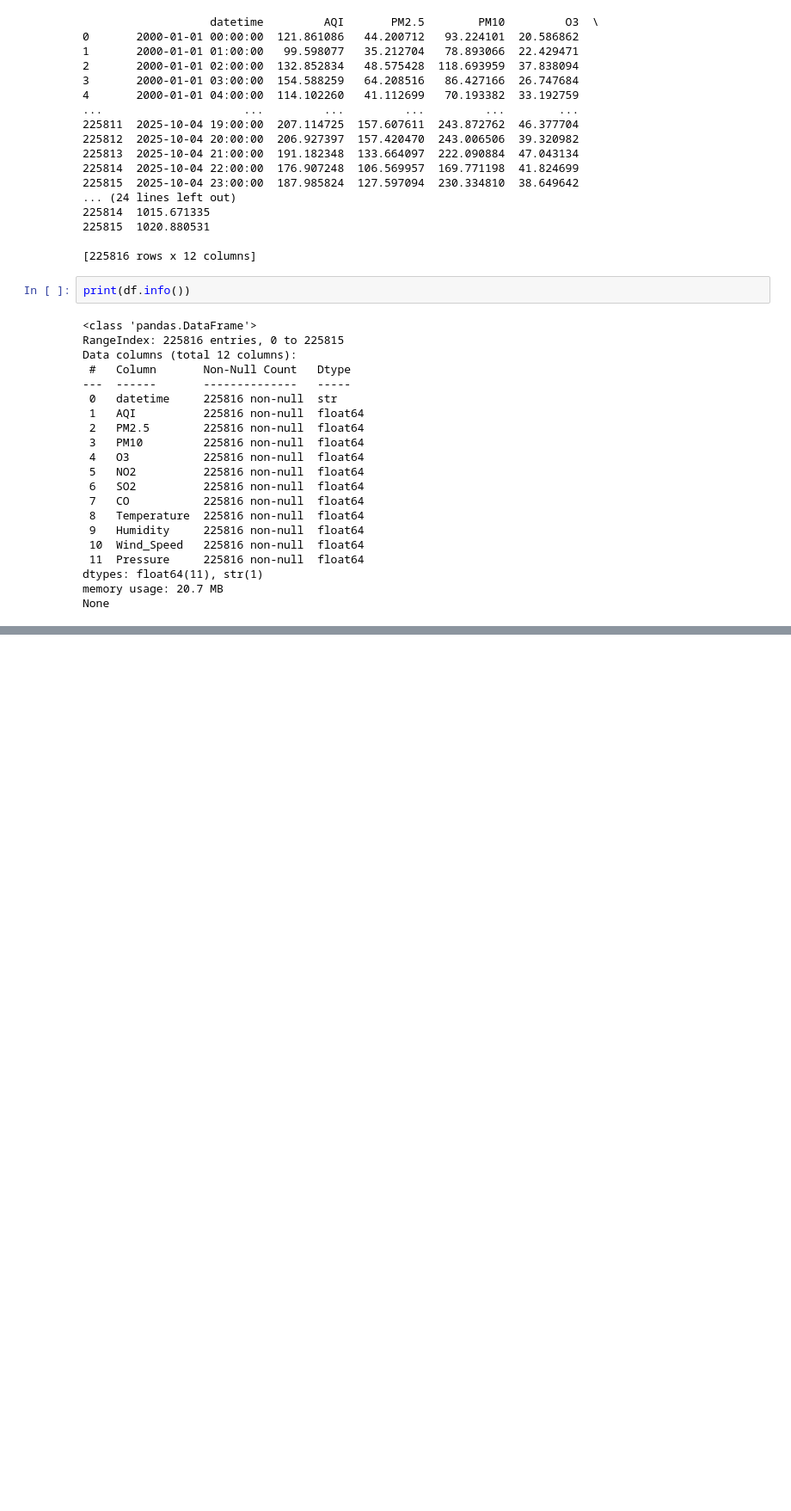
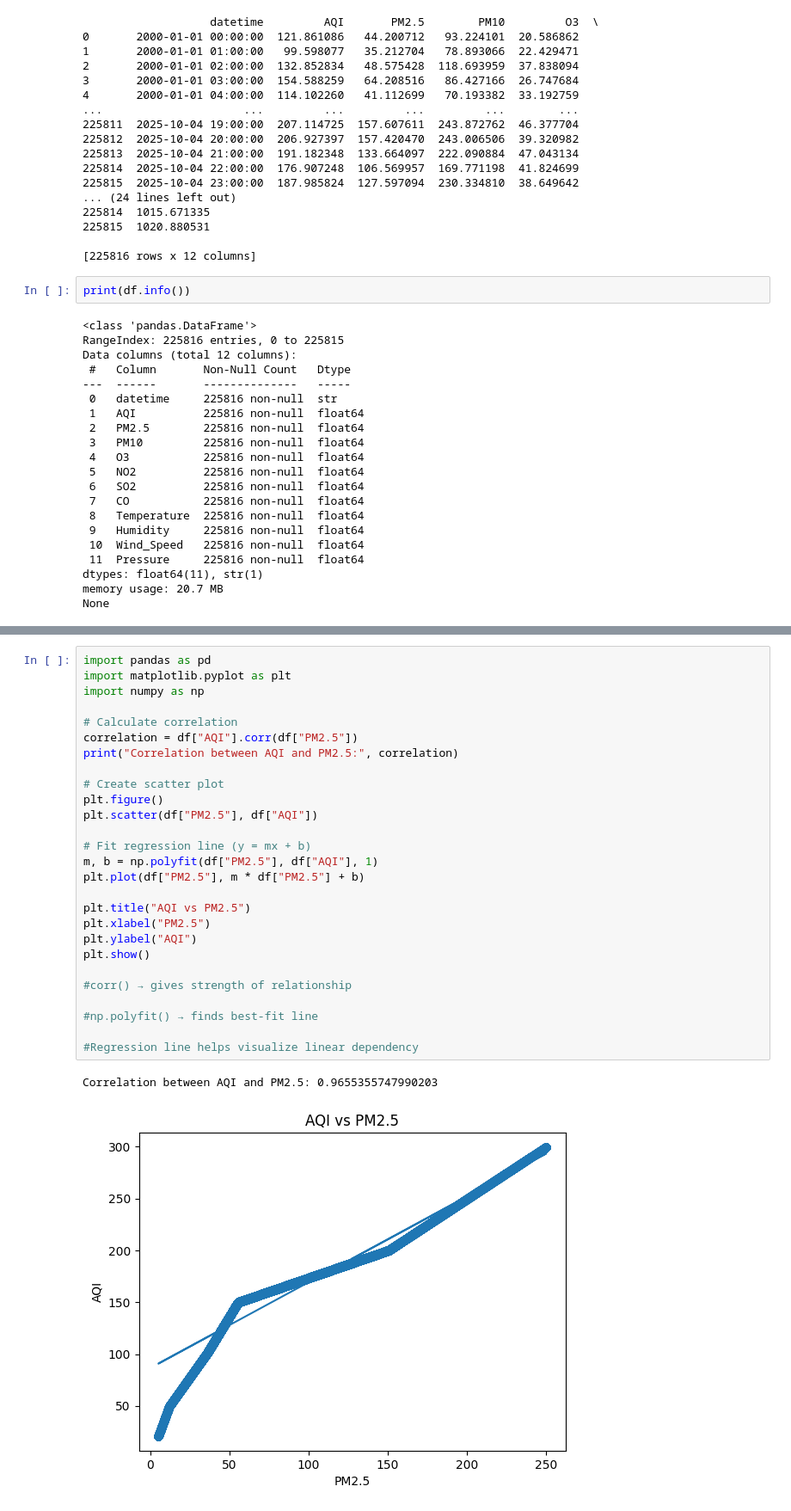
Before and after one commit to ashtonmascarenhas05-spec/aqi-predictor-ml-model, a Jupyter notebook: AQI_ExpDA.ipynb, the cells around one changed output, grey strips where cells are left out. Shown at 86% size. Saved outputs shown, nothing was run; the diff lists cells and outputs as text; blank space fills up the shorter version.

```diff
--- a/AQI_ExpDA.ipynb
+++ b/AQI_ExpDA.ipynb
@@ -49,0 +189,30 @@ None
+# %%
+import pandas as pd
+import matplotlib.pyplot as plt
+import numpy as np
+
+# Calculate correlation
+correlation = df["AQI"].corr(df["PM2.5"])
+print("Correlation between AQI and PM2.5:", correlation)
+
+# Create scatter plot
+plt.figure()
+plt.scatter(df["PM2.5"], df["AQI"])
+
+# Fit regression line (y = mx + b)
+m, b = np.polyfit(df["PM2.5"], df["AQI"], 1)
+plt.plot(df["PM2.5"], m * df["PM2.5"] + b)
+
+plt.title("AQI vs PM2.5")
+plt.xlabel("PM2.5")
+plt.ylabel("AQI")
+plt.show()
+
+#corr() → gives strength of relationship
+
+#np.polyfit() → finds best-fit line
+
+#Regression line helps visualize linear dependency
+# %% [output]
+Correlation between AQI and PM2.5: 0.9655355747990203
+[figure, added]
```
Also changed, not shown: parts of 9 cells of this notebook.
